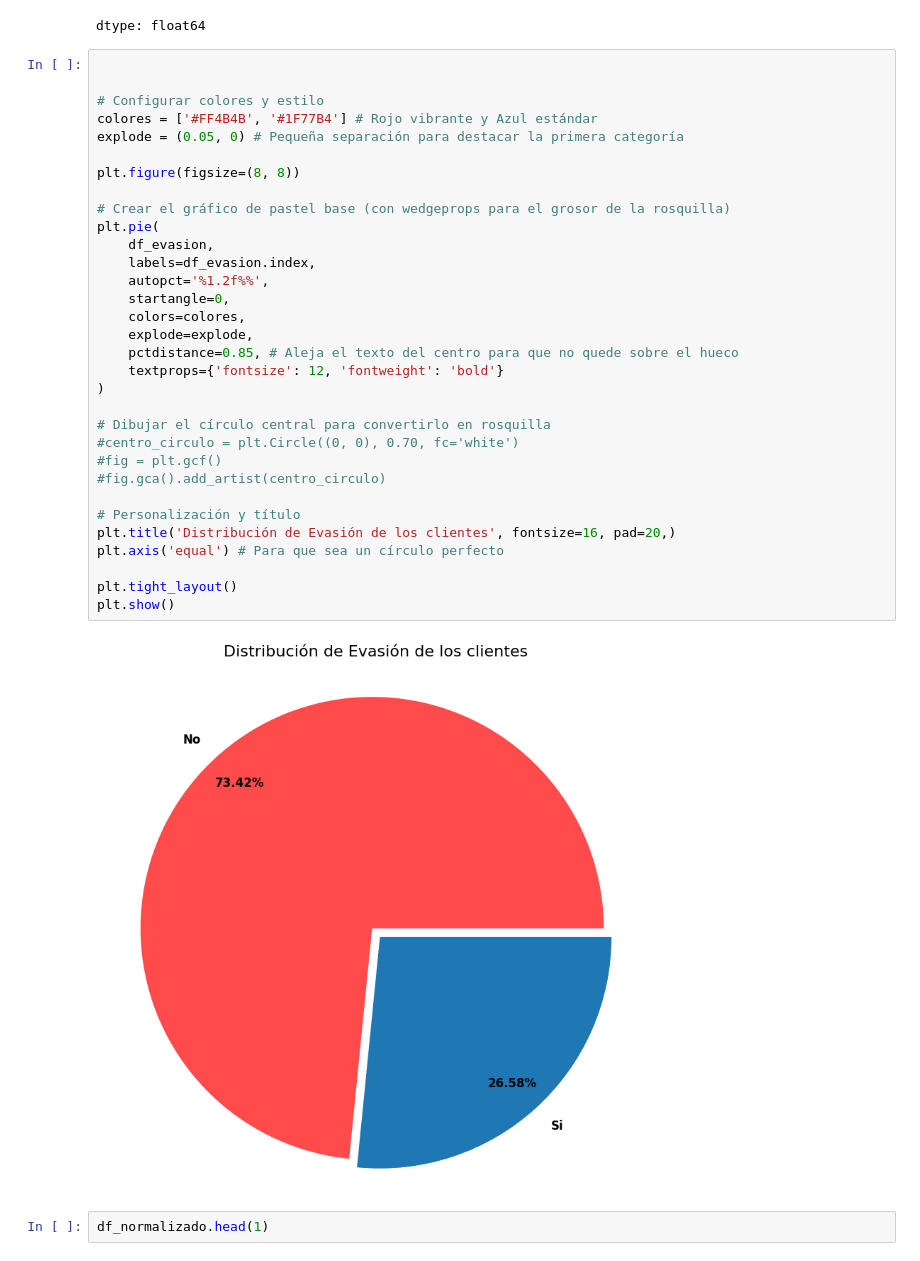
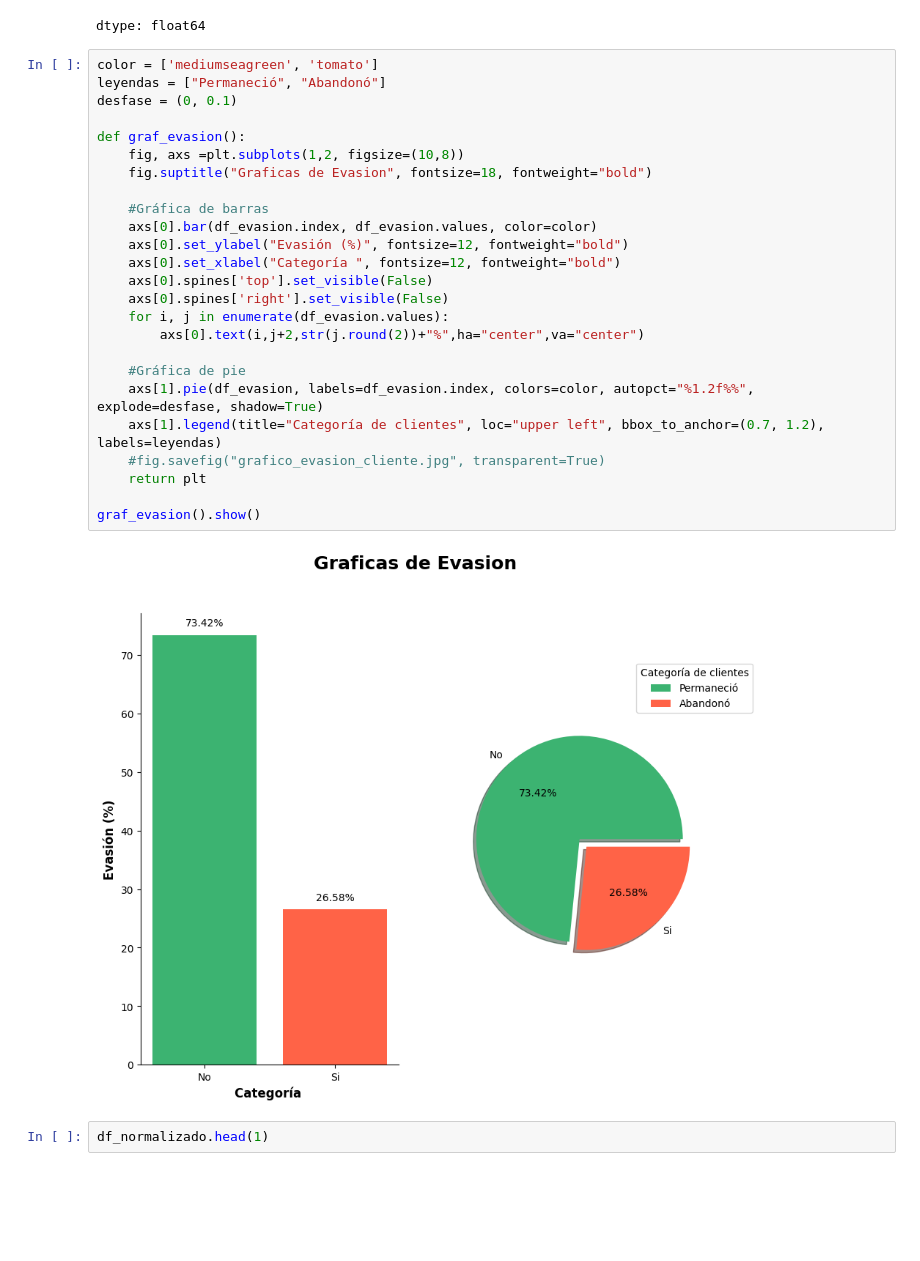
Before and after one commit to DarkLyng/Challenge-TelecomX, a Jupyter notebook: TelecomX_LATAM.ipynb, the cells around one changed output. Drawn from its saved outputs; the diff is of its cells as text; blank space fills up the shorter version.

```diff
--- a/TelecomX_LATAM.ipynb
+++ b/TelecomX_LATAM.ipynb
@@ -229,40 +229,33 @@ df_evasion
 | No | 73.421502 |
 | Si | 26.578498 |
 dtype: float64
-# %%
-
-
-# Configurar colores y estilo
-colores = ['#FF4B4B', '#1F77B4'] # Rojo vibrante y Azul estándar
-explode = (0.05, 0) # Pequeña separación para destacar la primera categoría
-
-plt.figure(figsize=(8, 8))
-
-# Crear el gráfico de pastel base (con wedgeprops para el grosor de la rosquilla)
-plt.pie(
-    df_evasion,
-    labels=df_evasion.index,
-    autopct='%1.2f%%',
-    startangle=0,
-    colors=colores,
-    explode=explode,
-    pctdistance=0.85, # Aleja el texto del centro para que no quede sobre el hueco
-    textprops={'fontsize': 12, 'fontweight': 'bold'}
-)
-
-# Dibujar el círculo central para convertirlo en rosquilla
-#centro_circulo = plt.Circle((0, 0), 0.70, fc='white')
-#fig = plt.gcf()
-#fig.gca().add_artist(centro_circulo)
-
-# Personalización y título
-plt.title('Distribución de Evasión de los clientes', fontsize=16, pad=20,)
-plt.axis('equal') # Para que sea un círculo perfecto
-
-plt.tight_layout()
-plt.show()
-# %% [output]
-[figure, removed]
+# %%
+color = ['mediumseagreen', 'tomato']
+leyendas = ["Permaneció", "Abandonó"]
+desfase = (0, 0.1)
+
+def graf_evasion():
+    fig, axs =plt.subplots(1,2, figsize=(10,8))
+    fig.suptitle("Graficas de Evasion", fontsize=18, fontweight="bold")
+
+    #Gráfica de barras
+    axs[0].bar(df_evasion.index, df_evasion.values, color=color)
+    axs[0].set_ylabel("Evasión (%)", fontsize=12, fontweight="bold")
+    axs[0].set_xlabel("Categoría ", fontsize=12, fontweight="bold")
+    axs[0].spines['top'].set_visible(False)
+    axs[0].spines['right'].set_visible(False)
+    for i, j in enumerate(df_evasion.values):
+        axs[0].text(i,j+2,str(j.round(2))+"%",ha="center",va="center")
+
+    #Gráfica de pie
+    axs[1].pie(df_evasion, labels=df_evasion.index, colors=color, autopct="%1.2f%%", explode=desfase, shadow=True)
+    axs[1].legend(title="Categoría de clientes", loc="upper left", bbox_to_anchor=(0.7, 1.2), labels=leyendas)
+    #fig.savefig("grafico_evasion_cliente.jpg", transparent=True)
+    return plt
+
+graf_evasion().show()
+# %% [output]
+[figure, added]
 # %%
 df_normalizado.head(1)
 # %% [output]
```
Also changed, not shown: parts of 6 cells of this notebook.
